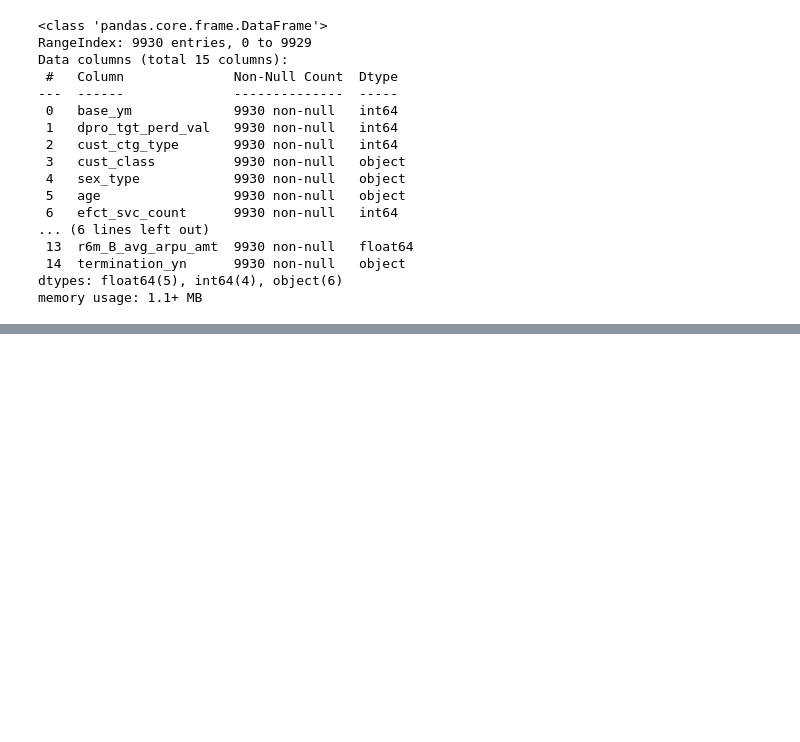
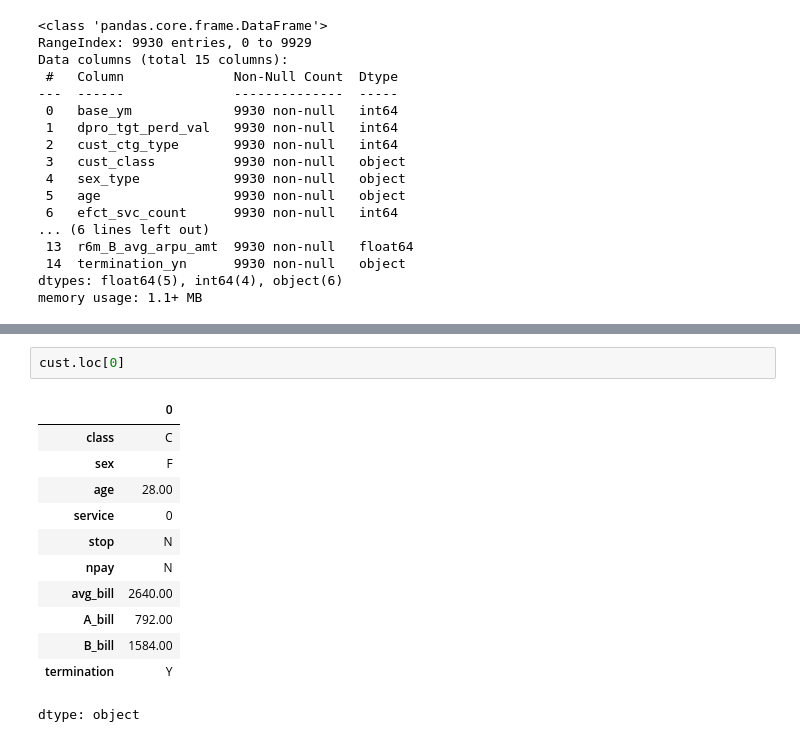
Before and after one commit to ipinid613/github_python_ML, a Jupyter notebook: KT_AICE/데이터전처리_데이터 탐색_결측치 처리_240827.ipynb, the cells around one changed output, grey strips where cells are left out. Drawn from its saved outputs; the diff is of its cells as text; blank space fills up the shorter version.

```diff
--- a/KT_AICE/데이터전처리_데이터 탐색_결측치 처리_240827.ipynb
+++ b/KT_AICE/데이터전처리_데이터 탐색_결측치 처리_240827.ipynb
@@ -84,0 +190,15 @@ memory usage: 1.1+ MB
+# %%
+cust.loc[0]
+# %% [output]
+|  | 0 |
+| class | C |
+| sex | F |
+| age | 28.00 |
+| service | 0 |
+| stop | N |
+| npay | N |
+| avg_bill | 2640.00 |
+| A_bill | 792.00 |
+| B_bill | 1584.00 |
+| termination | Y |
+dtype: object
```
Also changed, not shown: parts of 20 cells of this notebook.
